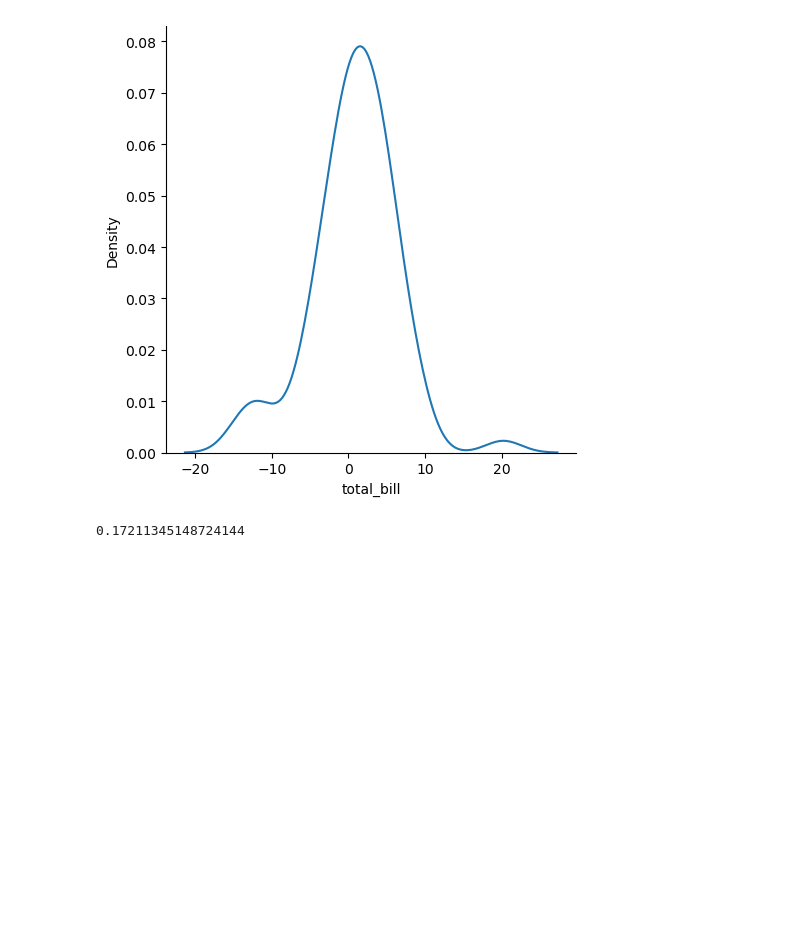
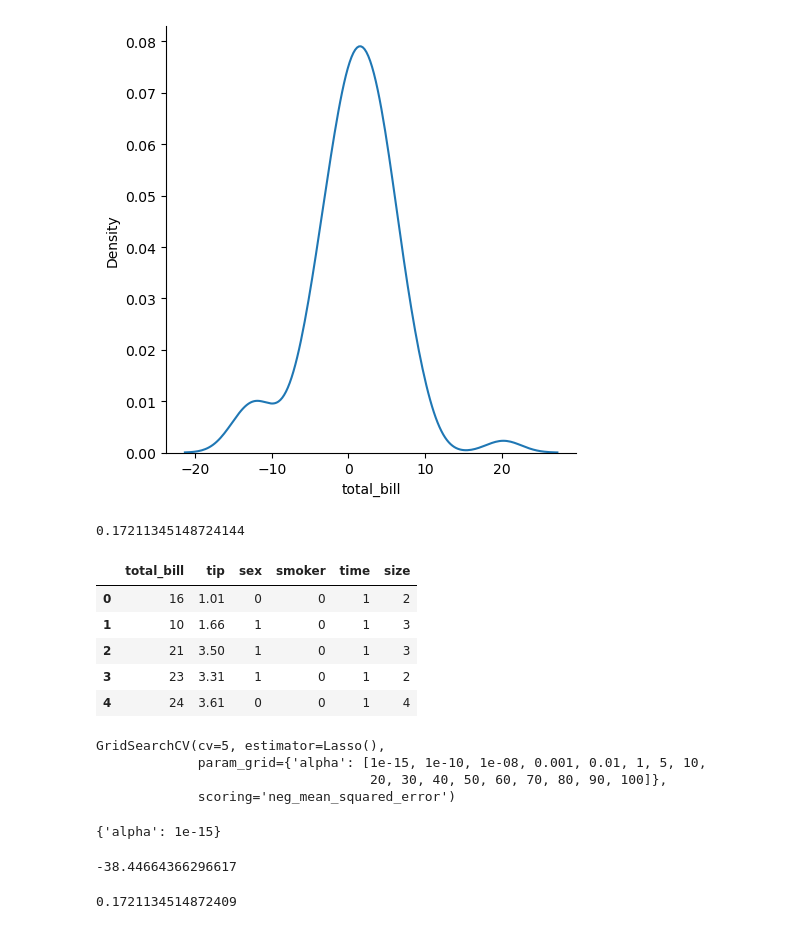
Before and after one commit to RayJ20/Linear-regression-on-tips, a Jupyter notebook: Linear regression on tips.ipynb, the cells around one changed output. Cells and saved outputs as stored; diff of their text form; code cells hidden in the pictures; blank space fills up the shorter version.

```diff
--- a/Linear regression on tips.ipynb
+++ b/Linear regression on tips.ipynb
@@ -336,3 +336,12 @@ score=r2_score(reg_predict,y_test)
 score
 # %% [output]
 0.17211345148724144
+# %%
+df.head()
+# %% [output]
+|  | total_bill | tip | sex | smoker | time | size |
+| 0 | 16 | 1.01 | 0 | 0 | 1 | 2 |
+| 1 | 10 | 1.66 | 1 | 0 | 1 | 3 |
+| 2 | 21 | 3.50 | 1 | 0 | 1 | 3 |
+| 3 | 23 | 3.31 | 1 | 0 | 1 | 2 |
+| 4 | 24 | 3.61 | 0 | 0 | 1 | 4 |
@@ -338,0 +352,17 @@ score
+# %%
+params={'alpha':[1e-15,1e-10,1e-8,1e-3,1e-2,1,5,10,20,30,40,50,60,70,80,90,100]}
+lasso_regressor=GridSearchCV(lasso,params,scoring='neg_mean_squared_error',cv=5)
+lasso_regressor.fit(X_train,y_train)
+# %% [output]
+GridSearchCV(cv=5, estimator=Lasso(),
+             param_grid={'alpha': [1e-15, 1e-10, 1e-08, 0.001, 0.01, 1, 5, 10,
+                                   20, 30, 40, 50, 60, 70, 80, 90, 100]},
+             scoring='neg_mean_squared_error')
+# %%
+print(lasso_regressor.best_params_)
+# %% [output]
+{'alpha': 1e-15}
+# %%
+print(lasso_regressor.best_score_)
+# %% [output]
+-38.44664366296617
@@ -338,0 +371,6 @@ score
+# %%
+from sklearn.metrics import r2_score
+score=r2_score(lasso_pred,y_test)
+score
+# %% [output]
+0.1721134514872409
```
Also changed, not shown: parts of 20 cells of this notebook.
